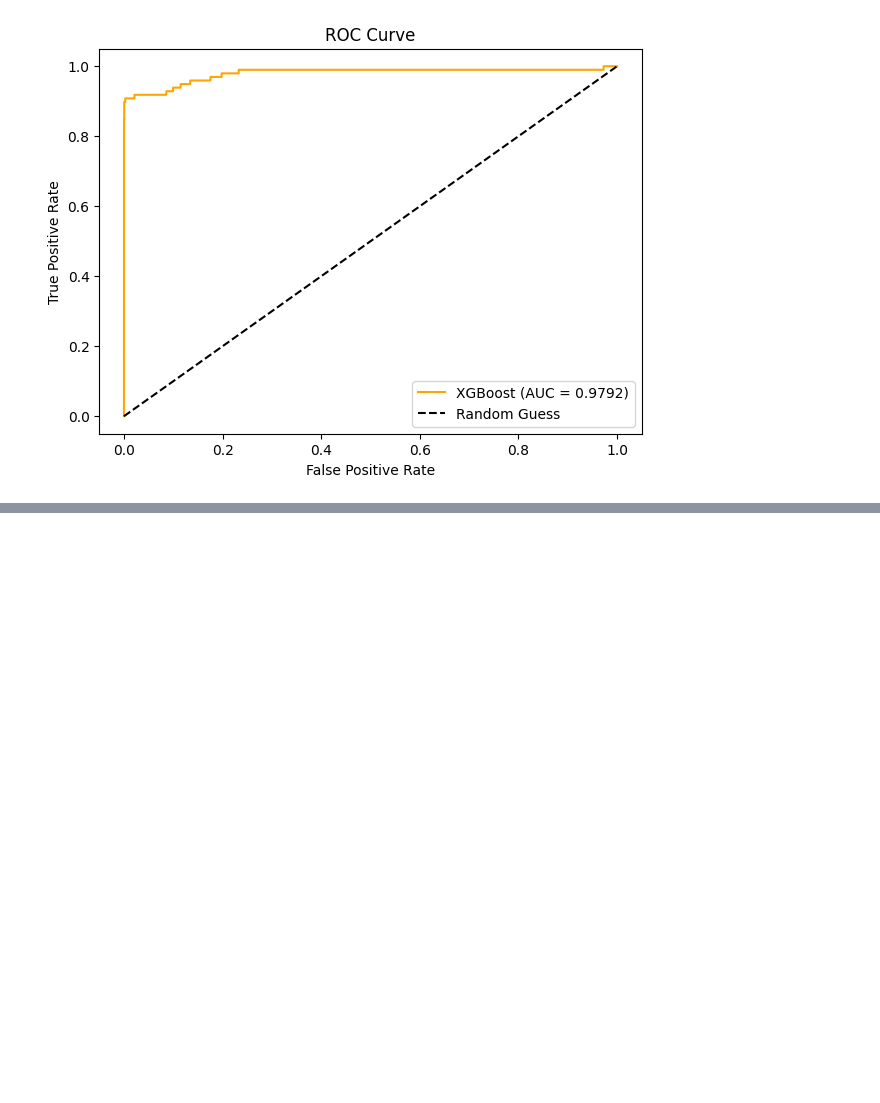
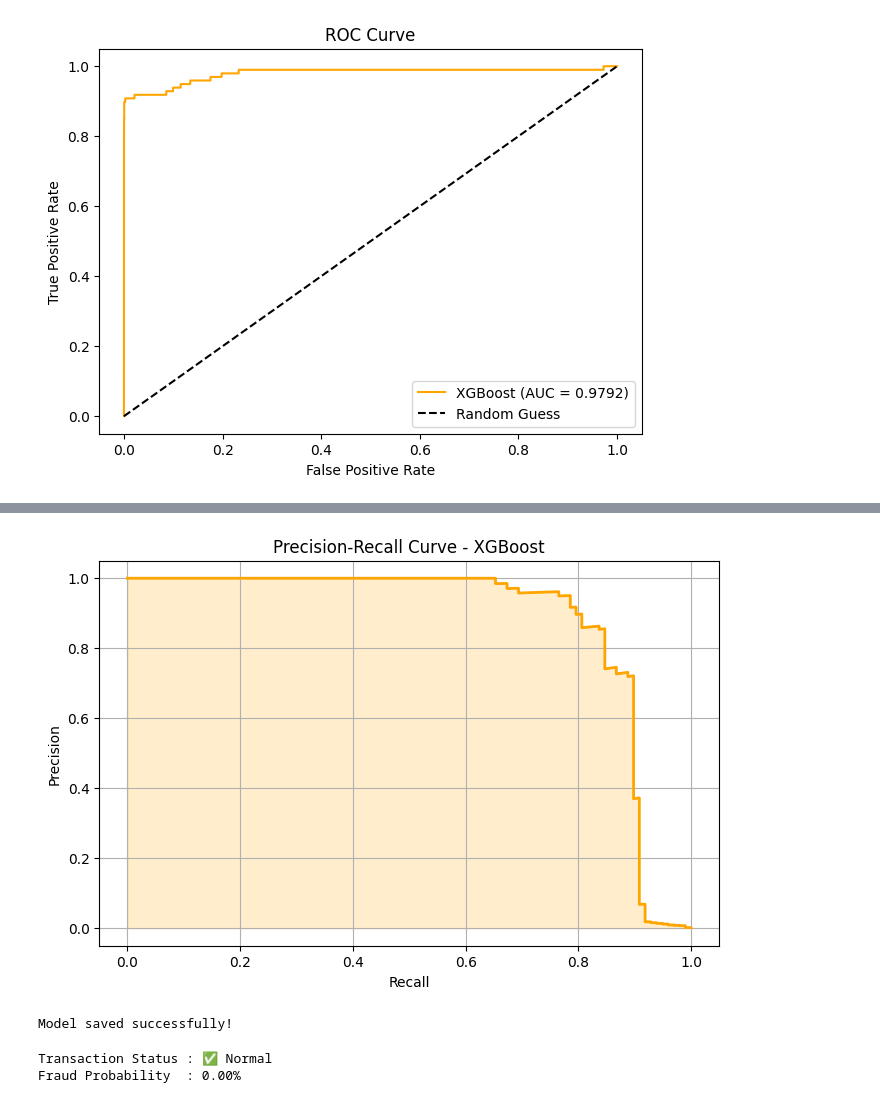
Before and after one commit to Priyanshi0004/credit-card-fraud-detection, a Jupyter notebook: notebooks/fraud_detection.ipynb, the cells around one changed output, grey strips where cells are left out. Drawn from its saved outputs; the diff is of its cells as text; code cells hidden in the pictures; blank space fills up the shorter version.

```diff
--- a/notebooks/fraud_detection.ipynb
+++ b/notebooks/fraud_detection.ipynb
@@ -18,7 +18,7 @@ print("All libraries imported successfully!")
 # %% [output]
 All libraries imported successfully!
 # %%
-df = pd.read_csv(r'C:\Users\Priyanshi Mittal\credit-card-fraud-detection\data\creditcard.csv')
+df = pd.read_csv(r'C:\Users\Priyanshi Mittal\credit-card-fraud-detection\creditcard.csv')
 # %%
 df.head()
 # %% [output]
@@ -303,3 +303,9 @@ plt
 # %% [output]
 <module 'matplotlib.pyplot' from 'C:\\Users\\Priyanshi Mittal\\AppData\\Roaming\\Python\\Python312\\site-packages\\matplotlib\\pyplot.py'>
 [figure]
+# %%
+y_pred = xgb.predict(X_test)
+y_pred_proba = xgb.predict_proba(X_test)[:, 1]  # probability of fraud
+
+print("Predictions (first 10):", y_pred[:10])
+print("Fraud Probability (first 10):", y_pred_proba[:10].round(4))
@@ -305,0 +370,37 @@ plt
+# %%
+precision, recall, thresholds_pr = precision_recall_curve(y_test, y_pred_proba)
+
+plt.figure(figsize=(8, 5))
+plt.plot(recall, precision, color='orange', linewidth=2)
+plt.xlabel('Recall')
+plt.ylabel('Precision')
+plt.title('Precision-Recall Curve - XGBoost')
+plt.fill_between(recall, precision, alpha=0.2, color='orange')
+plt.grid(True)
+plt.show()
+# %% [output]
+[figure, added]
+# %%
+import joblib
+
+# Save model and scaler
+joblib.dump(xgb, '../xgb_fraud_model.pkl')
+joblib.dump(scaler, '../scaler.pkl')
+
+print("Model saved successfully!")
+# %% [output]
+Model saved successfully!
+# %%
+loaded_model  = joblib.load('../xgb_fraud_model.pkl')
+loaded_scaler = joblib.load('../scaler.pkl')
+
+# Predict on any new transaction
+new_transaction = X_test.iloc[5].values.reshape(1, -1)
+result = loaded_model.predict(new_transaction)
+prob   = loaded_model.predict_proba(new_transaction)[0][1]
+
+print(f"Transaction Status : {'🚨 FRAUD' if result[0]==1 else '✅ Normal'}")
+print(f"Fraud Probability  : {prob*100:.2f}%")
+# %% [output]
+Transaction Status : ✅ Normal
+Fraud Probability  : 0.00%
```
Also changed, not shown: parts of 3 cells of this notebook, 2 other files.
